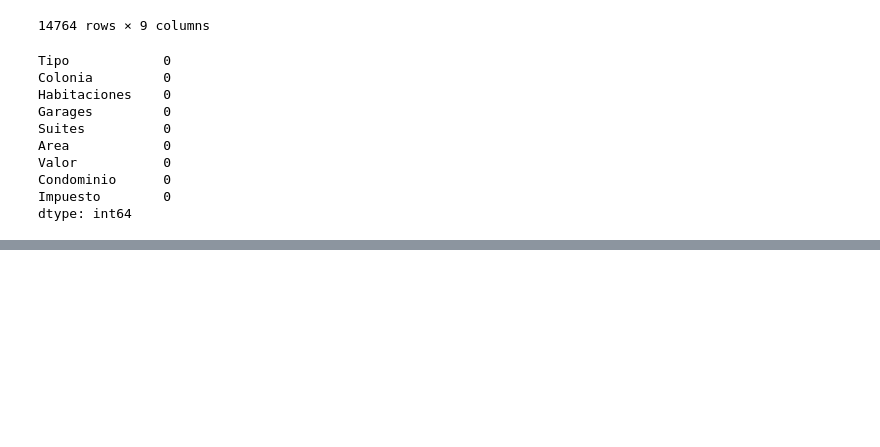
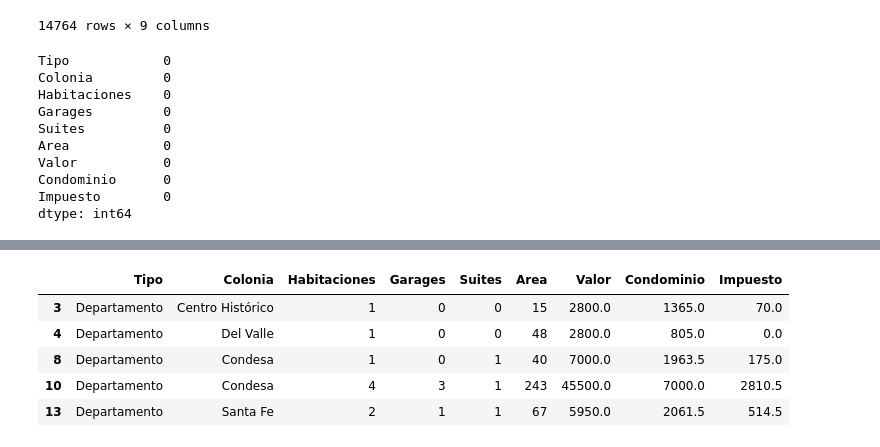
Before and after one commit to LejImkoaj/iniciando-pandas, a Jupyter notebook: pandas-bibliotecas.ipynb, the cells around one changed output, grey strips where cells are left out. Drawn from its saved outputs; the diff is of its cells as text; code cells hidden in the pictures; blank space fills up the shorter version.

```diff
--- a/pandas-bibliotecas.ipynb
+++ b/pandas-bibliotecas.ipynb
@@ -500,0 +538,9 @@ dtype: int64
+# %%
+df.head()
+# %% [output]
+|  | Tipo | Colonia | Habitaciones | Garages | Suites | Area | Valor | Condominio | Impuesto |
+| 3 | Departamento | Centro Histórico | 1 | 0 | 0 | 15 | 2800.0 | 1365.0 | 70.0 |
+| 4 | Departamento | Del Valle | 1 | 0 | 0 | 48 | 2800.0 | 805.0 | 0.0 |
+| 8 | Departamento | Condesa | 1 | 0 | 1 | 40 | 7000.0 | 1963.5 | 175.0 |
+| 10 | Departamento | Condesa | 4 | 3 | 1 | 243 | 45500.0 | 7000.0 | 2810.5 |
+| 13 | Departamento | Santa Fe | 2 | 1 | 1 | 67 | 5950.0 | 2061.5 | 514.5 |
```
Also changed, not shown: parts of 11 cells of this notebook.
